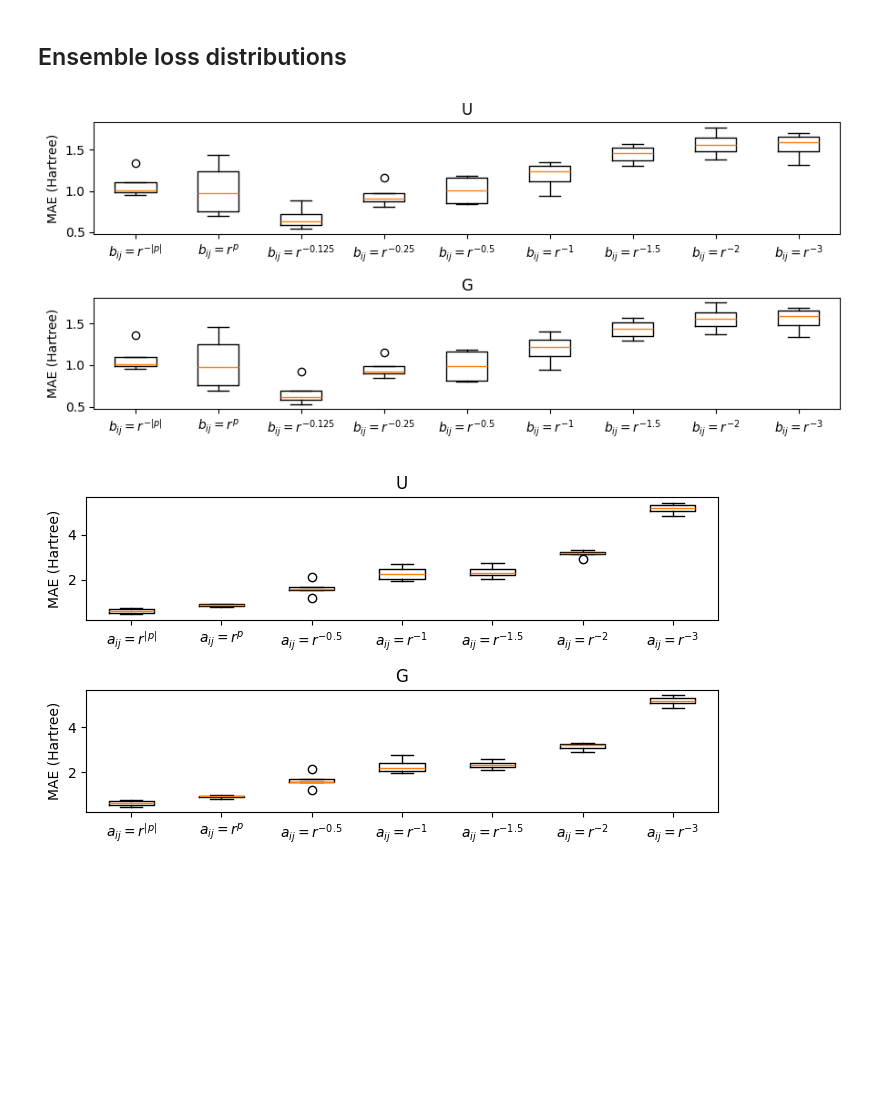
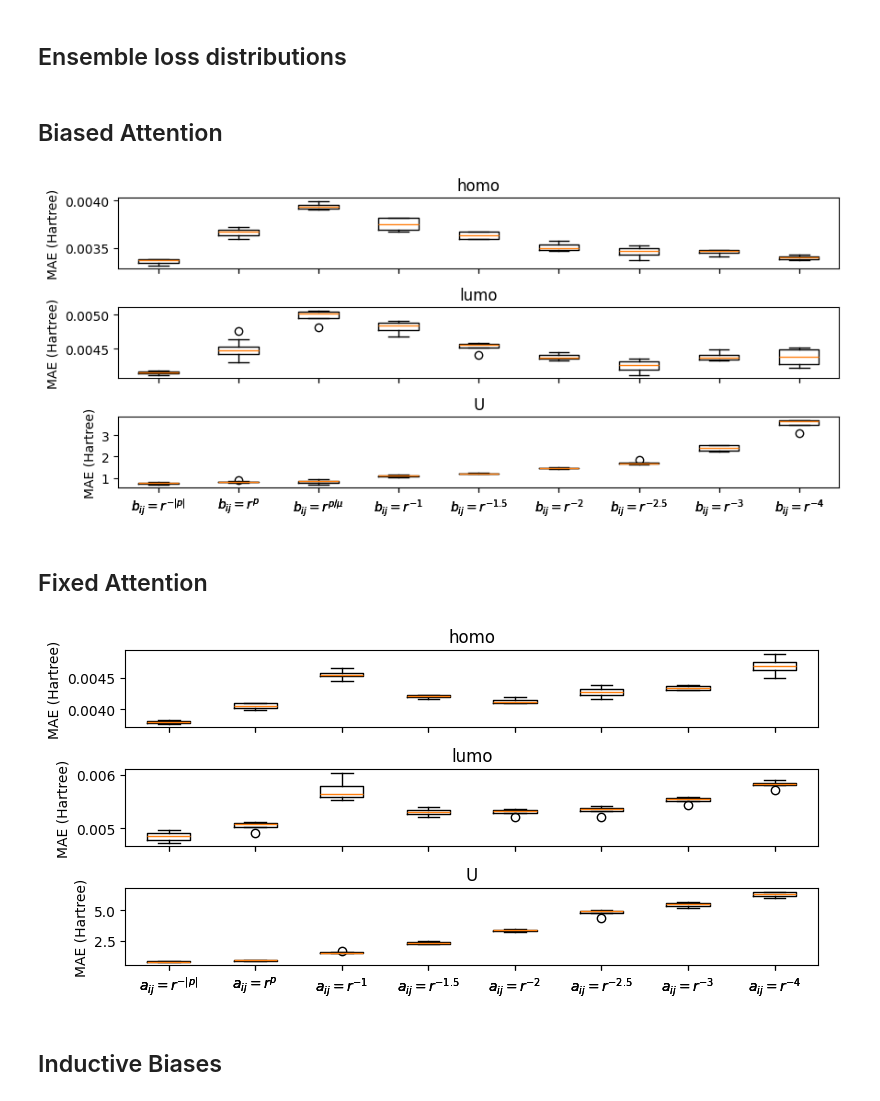
Before and after one commit to jshe2304/molecular_attention_bias, a Jupyter notebook: src/notebooks/loss.ipynb, the cells around one changed output. Saved outputs shown, nothing was run; the diff lists cells and outputs as text; code cells hidden in the pictures; blank space fills up the shorter version.

```diff
--- a/src/notebooks/loss.ipynb
+++ b/src/notebooks/loss.ipynb
@@ -8,13 +10,15 @@ import os
 import warnings
 warnings.filterwarnings('ignore')
 # %%
-log_dir = '/scratch/midway3/jshe/molecular-attention-bias/U_G'
+log_dir = '/scratch/midway3/jshe/molecular-attention-bias/homo_lumo_U'
 # %% [markdown]
 ## Load data from log directory
 # %%
 logs = []
 for root, dirs, files in os.walk(log_dir):
     if not files: continue
+    if 'model.pt' not in files: continue
+
     *_, model_type, radial_function_type, architecture, run_id = root.split('/')
     run_id = run_id.replace('_', '')
 
@@ -74,54 +78,43 @@ fig.tight_layout()
 # %% [markdown]
 ## Ensemble loss distributions
-# %%
-
-def plot_boxplots(models):
-    properties = logs.columns.get_level_values('property').unique()
-    metrics = logs.columns.get_level_values('metric').unique()
-
-    fig, axs = plt.subplots(len(properties), 1, figsize=(max(len(models), 4), 4) )
-
-    for row, property in enumerate(properties):
-        axs[row].set_title(property)
-        axs[row].set_ylabel('MAE (Hartree)')
-
-        tick_labels, data = [], []
-        for label, model_type, radial_function_type, architecture in models:
-            tick_labels.append(label)
-            ensemble = logs[model_type, radial_function_type, architecture, 'val', property, 'mae'].dropna()
-            ensemble_means = ensemble.apply(lambda col: col.nsmallest(4)).mean()
-            data.append(ensemble_means.to_list())
-
-        axs[row].boxplot(data, tick_labels=tick_labels)
-
-    fig.tight_layout()
+# %% [markdown]
+## Biased Attention
 # %%
 models = [
     ('$b_{ij} = r^{-|p|}$', 'BiasedAttentionTransformer', 'ExpNegativePowerLaw', 'E64H8D8'),
     ('$b_{ij} = r^{p}$', 'BiasedAttentionTransformer', 'PowerLaw', 'E64H8D8'),
     #('$b_{ij} = r^{p}$', 'BiasedAttentionTransformer', 'PowerLaw', 'E128H8D2'),
-    ('$b_{ij} = r^{-0.125}$', 'BiasedAttentionTransformer', 'FixedPowerLaw-0.125', 'E64H8D8'),
-
-    ('$b_{ij} = r^{-0.25}$', 'BiasedAttentionTransformer', 'FixedPowerLaw-0.25', 'E64H8D8'),
-    ('$b_{ij} = r^{-0.5}$', 'BiasedAttentionTransformer', 'FixedPowerLaw-0.5', 'E64H8D8'),
+    #('$b_{ij} = r^{p}$', 'BiasedAttentionTransformer', 'PowerLaw', 'E128H8D8'),
+    #('$b_{ij} = 1$', 'BiasedAttentionTransformer', 'Zeros', 'E64H8D8'),
+    #('$b_{ij} = r^{-0.125}$', 'BiasedAttentionTransformer', 'FixedPowerLaw-0.125', 'E64H8D8'),
+    #('$b_{ij} = r^{-0.25}$', 'BiasedAttentionTransformer', 'FixedPowerLaw-0.25', 'E64H8D8'),
+    #('$b_{ij} = r^{-0.5}$', 'BiasedAttentionTransformer', 'FixedPowerLaw-0.5', 'E64H8D8'),
     ('$b_{ij} = r^{-1}$', 'BiasedAttentionTransformer', 'FixedPowerLaw-1', 'E64H8D8'),
     ('$b_{ij} = r^{-1.5}$', 'BiasedAttentionTransformer', 'FixedPowerLaw-1.5', 'E64H8D8'),
     ('$b_{ij} = r^{-2}$', 'BiasedAttentionTransformer', 'FixedPowerLaw-2', 'E64H8D8'),
+    ('$b_{ij} = r^{-2.5}$', 'BiasedAttentionTransformer', 'FixedPowerLaw-2.5', 'E64H8D8'),
     ('$b_{ij} = r^{-3}$', 'BiasedAttentionTransformer', 'FixedPowerLaw-3', 'E64H8D8'),
+    ('$b_{ij} = r^{-4}$', 'BiasedAttentionTransformer', 'FixedPowerLaw-4', 'E64H8D8'),
 ]
-plot_boxplots(models)
+plot_boxplots(logs, models)
 # %% [output]
-[figure, old version]
+[figure, new version]
+# %% [markdown]
+## Fixed Attention
 # %%
 models = [
-    ('$a_{ij} = r^{|p|}$', 'FixedAttentionTransformer', 'ExpNegativePowerLaw', 'E64H8D8'),
+    ('$a_{ij} = r^{-|p|}$', 'FixedAttentionTransformer', 'ExpNegativePowerLaw', 'E64H8D8'),
     ('$a_{ij} = r^{p}$', 'FixedAttentionTransformer', 'PowerLaw', 'E64H8D8'),
-    ('$a_{ij} = r^{-0.5}$', 'FixedAttentionTransformer', 'FixedPowerLaw-0.5', 'E64H8D8'),
+    #('$a_{ij} = r^{-0.5}$', 'FixedAttentionTransformer', 'FixedPowerLaw-0.5', 'E64H8D8'),
     ('$a_{ij} = r^{-1}$', 'FixedAttentionTransformer', 'FixedPowerLaw-1', 'E64H8D8'),
     ('$a_{ij} = r^{-1.5}$', 'FixedAttentionTransformer', 'FixedPowerLaw-1.5', 'E64H8D8'),
     ('$a_{ij} = r^{-2}$', 'FixedAttentionTransformer', 'FixedPowerLaw-2', 'E64H8D8'),
+    ('$a_{ij} = r^{-2.5}$', 'FixedAttentionTransformer', 'FixedPowerLaw-2.5', 'E64H8D8'),
     ('$a_{ij} = r^{-3}$', 'FixedAttentionTransformer', 'FixedPowerLaw-3', 'E64H8D8'),
+    ('$a_{ij} = r^{-4}$', 'FixedAttentionTransformer', 'FixedPowerLaw-4', 'E64H8D8'),
 ]
-plot_boxplots(models)
+plot_boxplots(logs, models)
 # %% [output]
-[figure, old version]
+[figure, new version]
+# %% [markdown]
+## Inductive Biases
```
Also changed, not shown: parts of 8 cells of this notebook, 53 other files.
